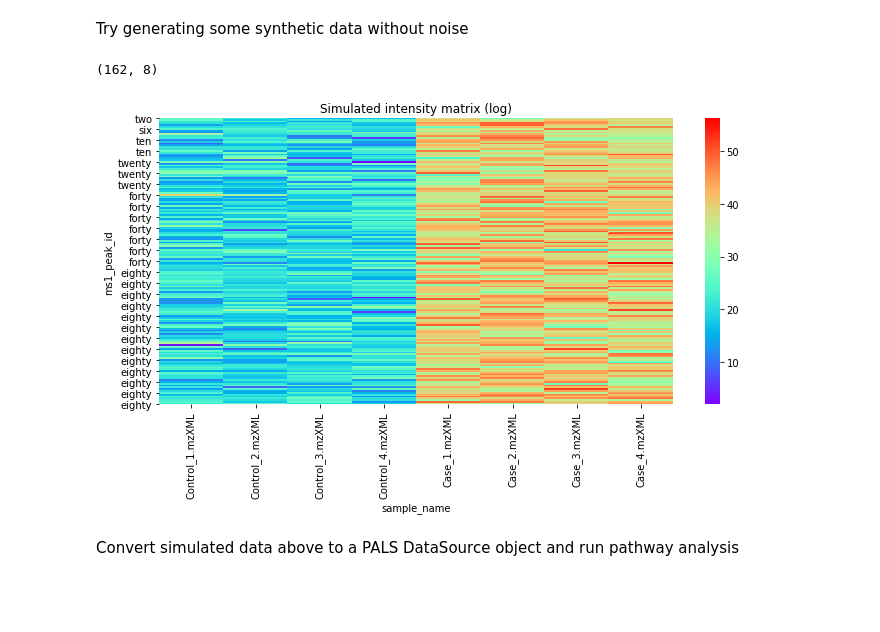
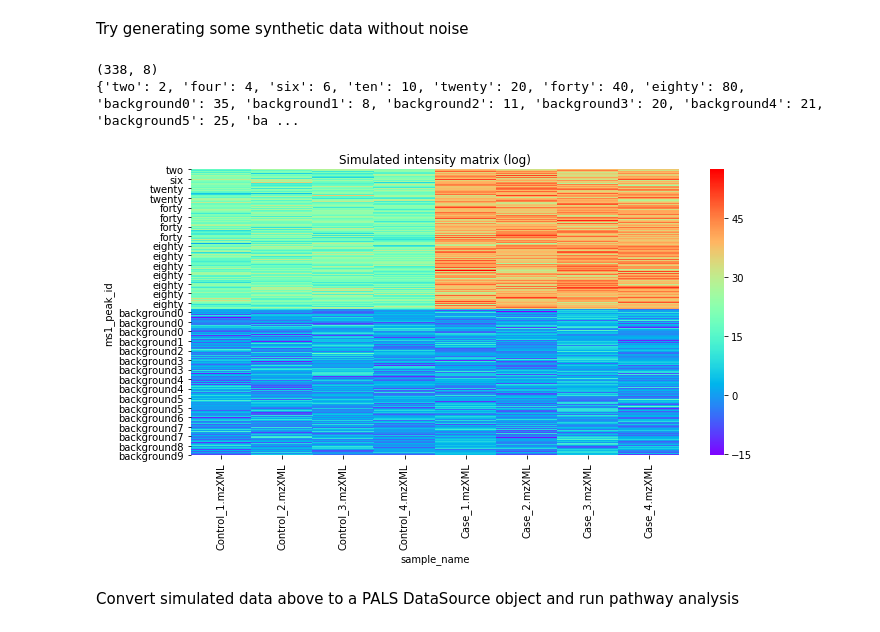
Before and after one commit to glasgowcompbio/PALS, a Jupyter notebook: notebooks/adding_pathway_noise_joe.ipynb, the cells around one changed output. Saved outputs shown, nothing was run; the diff lists cells and outputs as text; code cells hidden in the pictures; blank space fills up the shorter version.

```diff
--- a/notebooks/adding_pathway_noise_joe.ipynb
+++ b/notebooks/adding_pathway_noise_joe.ipynb
@@ -37,13 +37,16 @@ case_fnames = ['Case_1.mzXML', 'Case_2.mzXML', 'Case_3.mzXML', 'Case_4.mzXML']
 sample_fnames = control_fnames + case_fnames
 
 pathway_names ={'two':2, 'four':4, 'six':6, 'ten':10, 'twenty':20, 'forty':40, 'eighty':80}
+background_pathways = 10
 # %%
-int_df = construct_intensity_df(sample_fnames, pathway_names, random=False)
+int_df, updated_pathway_names = construct_intensity_df(sample_fnames, pathway_names, random=False, background_pathways=background_pathways)
 print(int_df.shape)
+print(updated_pathway_names)
 plot_intensity_matrix(int_df)
 # %% [output]
-(162, 8)
+(338, 8)
+{'two': 2, 'four': 4, 'six': 6, 'ten': 10, 'twenty': 20, 'forty': 40, 'eighty': 80, 'background0': 35, 'background1': 8, 'background2': 11, 'background3': 20, 'background4': 21, 'background5': 25, 'ba ...
-[figure, old version]
+[figure, new version]
 # %% [markdown]
 Convert simulated data above to a PALS DataSource object and run pathway analysis
 # %%
```
Also changed, not shown: parts of 26 cells of this notebook, 2 other files.
